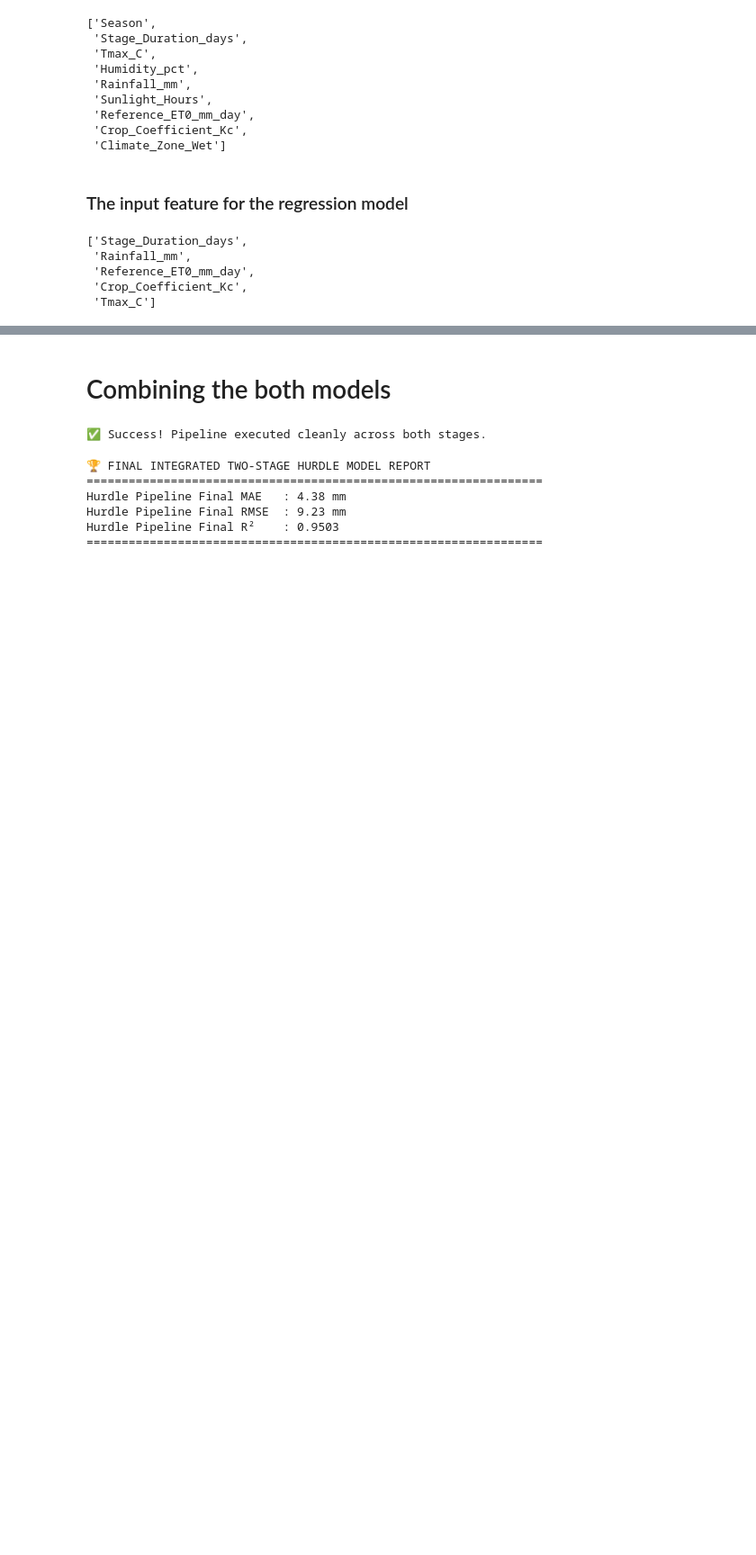
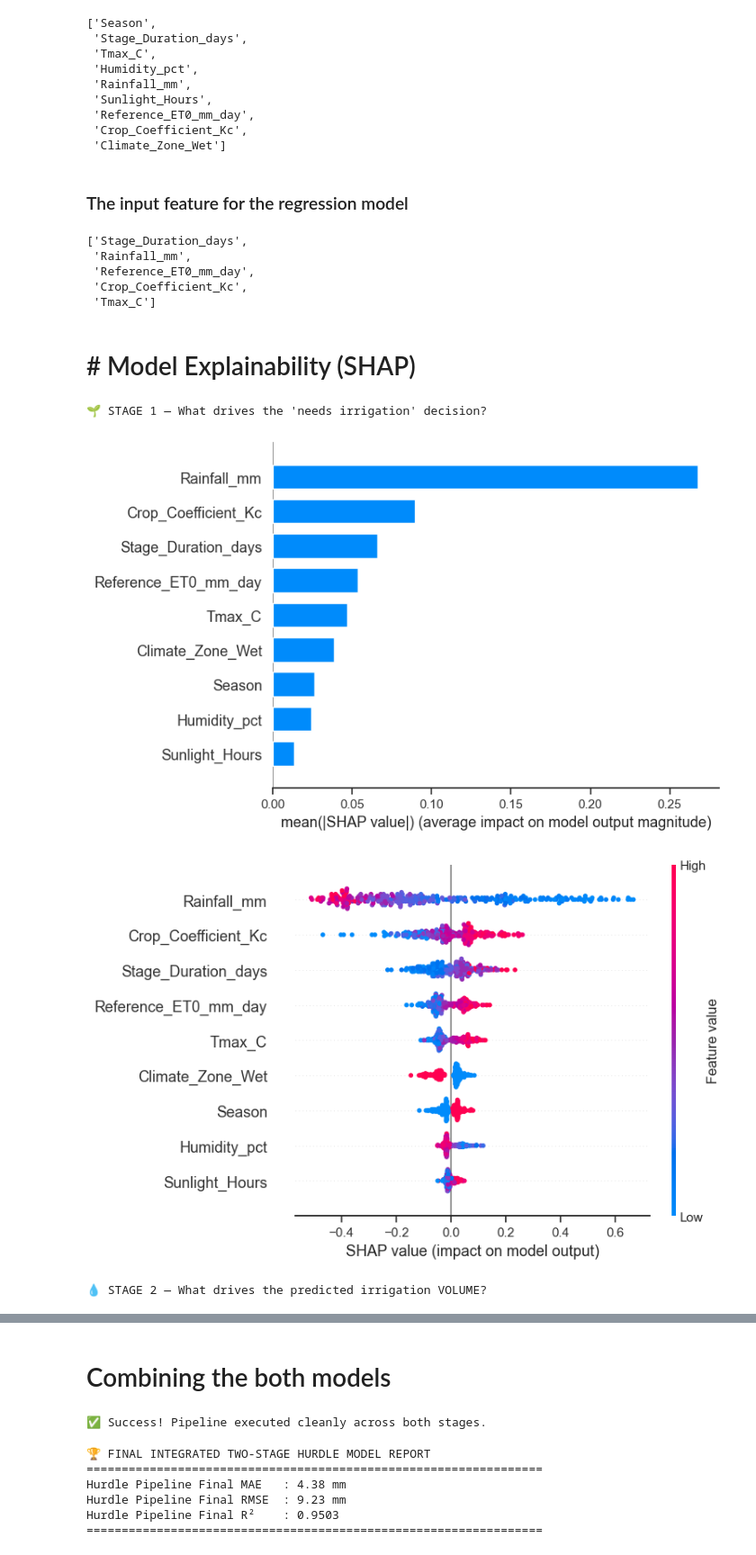
Before and after one commit to ShabeebMhd/Irrigation-water-requirement-prediction, a Jupyter notebook: Preprocessing/Final_Corrected_Irrigation water requirement prediction.ipynb, the cells around one changed output, grey strips where cells are left out. Shown at 90% size. Saved outputs shown, nothing was run; the diff lists cells and outputs as text; code cells hidden in the pictures; blank space fills up the shorter version.

```diff
--- a/Preprocessing/Final_Corrected_Irrigation water requirement prediction.ipynb
+++ b/Preprocessing/Final_Corrected_Irrigation water requirement prediction.ipynb
@@ -1923,3 +1943,35 @@ limited_features_reg
  'Reference_ET0_mm_day',
  'Crop_Coefficient_Kc',
  'Tmax_C']
+# %% [markdown]
+# # Model Explainability (SHAP)
+# %%
+import shap
+import matplotlib.pyplot as plt
+
+# ---- Stage 1: Classifier (why does the model say "needs water"?) ----
+explainer_clf = shap.TreeExplainer(best_rf_classifier)
+sample_clf = X_test_clf_pre.sample(min(300, len(X_test_clf_pre)), random_state=42)
+
+shap_values_clf = explainer_clf.shap_values(sample_clf)
+# Handle both SHAP API versions: list-of-arrays (older) vs single 3D array (newer)
+shap_clf_class1 = shap_values_clf[1] if isinstance(shap_values_clf, list) else shap_values_clf[:, :, 1]
+
+print("🌱 STAGE 1 — What drives the 'needs irrigation' decision?")
+shap.summary_plot(shap_clf_class1, sample_clf, plot_type='bar', show=True)
+shap.summary_plot(shap_clf_class1, sample_clf, show=True)
+
+# ---- Stage 2: Regressor (why does the model predict this volume?) ----
+explainer_reg = shap.TreeExplainer(best_rf_model_reg)
+sample_reg = X_test_reg_selected.sample(min(300, len(X_test_reg_selected)), random_state=42)
+
+shap_values_reg = explainer_reg.shap_values(sample_reg)
+
+print("\n💧 STAGE 2 — What drives the predicted irrigation VOLUME?")
+shap.summary_plot(shap_values_reg, sample_reg, plot_type='bar', show=True)
+shap.summary_plot(shap_values_reg, sample_reg, show=True)
+# %% [output]
+🌱 STAGE 1 — What drives the 'needs irrigation' decision?
+[figure, added]
+[figure, added]
+💧 STAGE 2 — What drives the predicted irrigation VOLUME?
```
Also changed, not shown: parts of 17 cells of this notebook.
